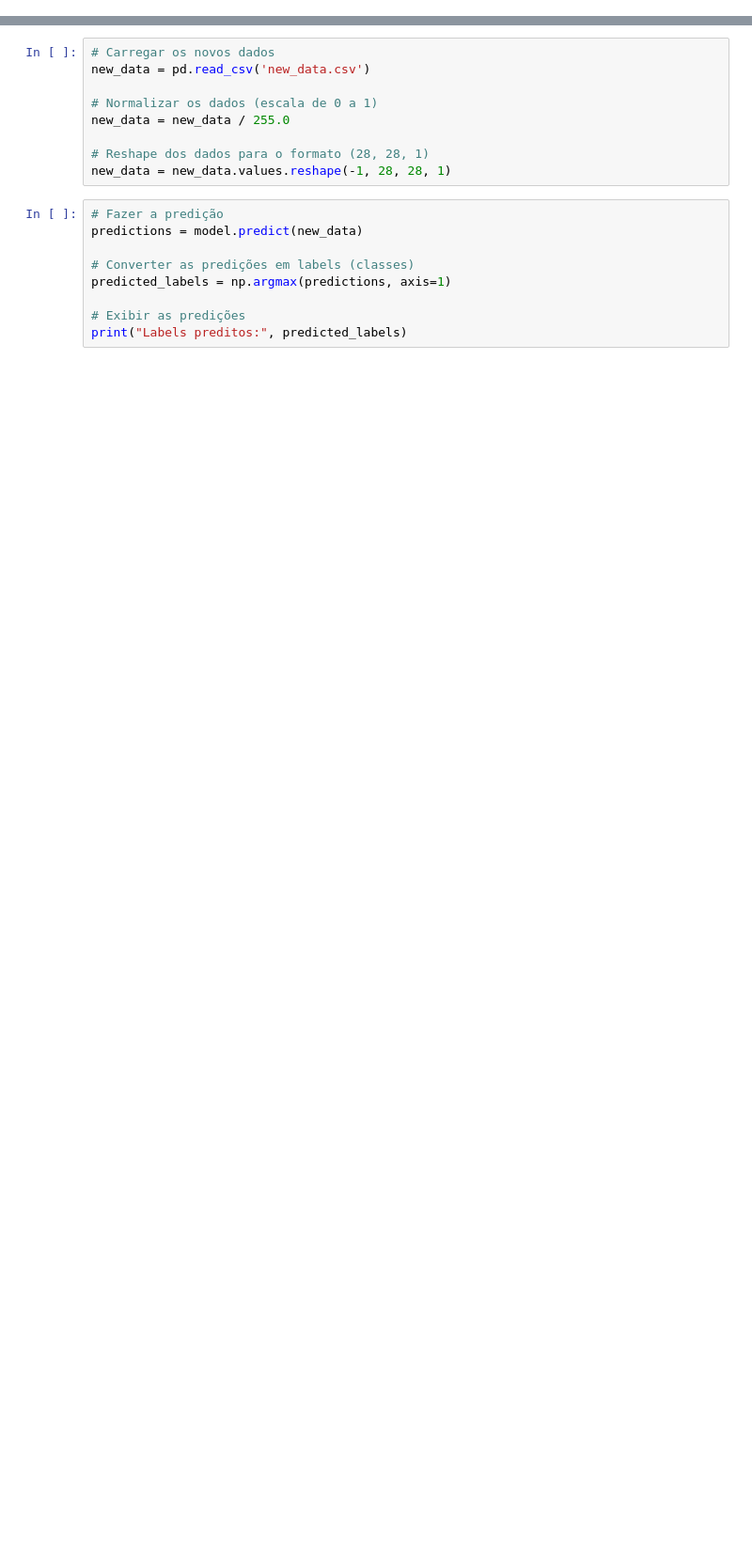
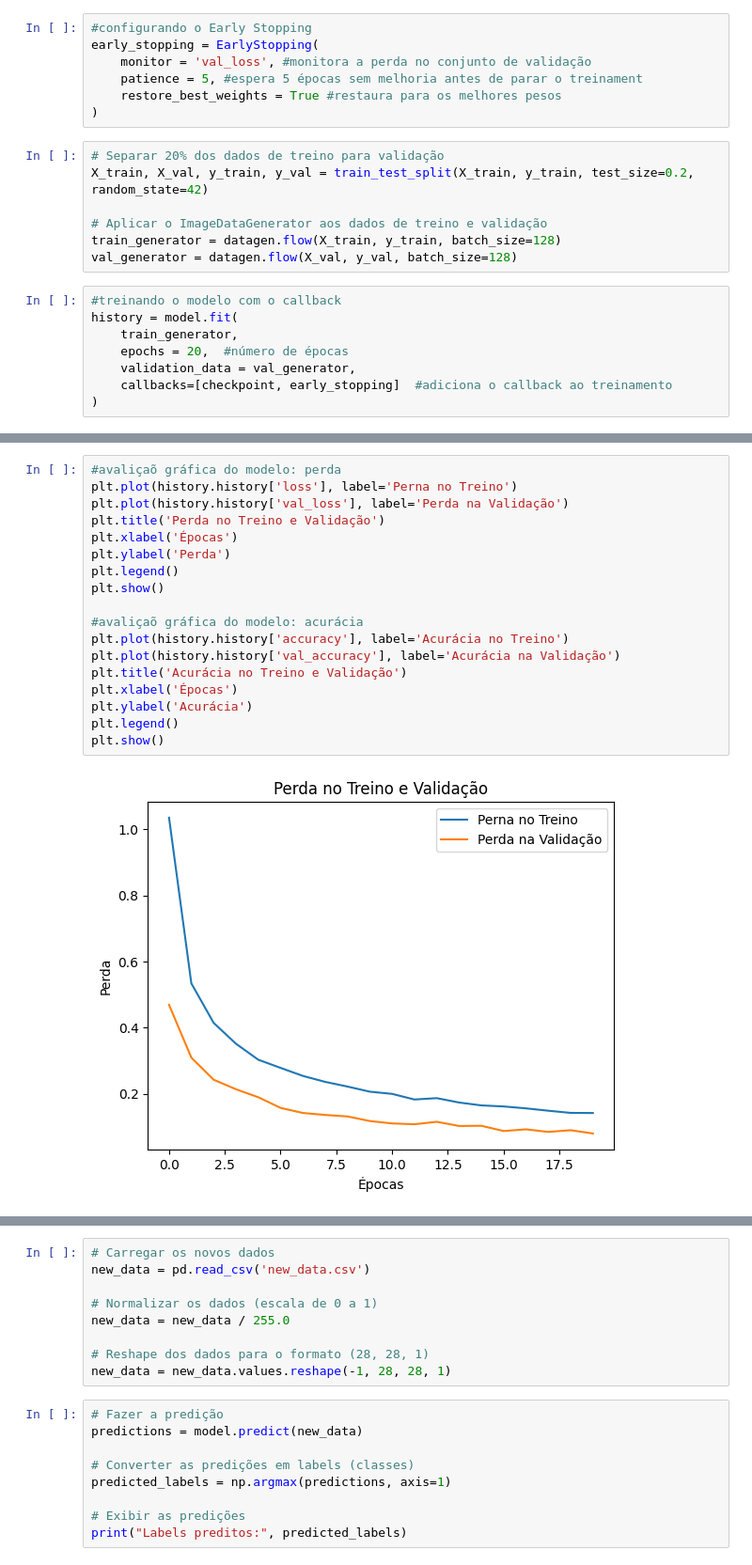
Before and after one commit to luizcaixeta/digit-recognizer, a Jupyter notebook: digit_recognizer.ipynb, the cells around one changed output, grey strips where cells are left out. Shown at 94% size. Cells and saved outputs as stored; diff of their text form; blank space fills up the shorter version.

```diff
--- a/digit_recognizer.ipynb
+++ b/digit_recognizer.ipynb
@@ -162,0 +88,22 @@ print(tf.__version__)
+# %%
+#configurando o Early Stopping
+early_stopping = EarlyStopping(
+    monitor = 'val_loss', #monitora a perda no conjunto de validação
+    patience = 5, #espera 5 épocas sem melhoria antes de parar o treinament
+    restore_best_weights = True #restaura para os melhores pesos
+)
+# %%
+# Separar 20% dos dados de treino para validação
+X_train, X_val, y_train, y_val = train_test_split(X_train, y_train, test_size=0.2, random_state=42)
+
+# Aplicar o ImageDataGenerator aos dados de treino e validação
+train_generator = datagen.flow(X_train, y_train, batch_size=128)
+val_generator = datagen.flow(X_val, y_val, batch_size=128)
+# %%
+#treinando o modelo com o callback
+history = model.fit(
+    train_generator,
+    epochs = 20,  #número de épocas
+    validation_data = val_generator,
+    callbacks=[checkpoint, early_stopping]  #adiciona o callback ao treinamento
+)
@@ -162,0 +135,20 @@ print(tf.__version__)
+# %%
+#avaliçaõ gráfica do modelo: perda
+plt.plot(history.history['loss'], label='Perna no Treino')
+plt.plot(history.history['val_loss'], label='Perda na Validação')
+plt.title('Perda no Treino e Validação')
+plt.xlabel('Épocas')
+plt.ylabel('Perda')
+plt.legend()
+plt.show()
+
+#avaliçaõ gráfica do modelo: acurácia
+plt.plot(history.history['accuracy'], label='Acurácia no Treino')
+plt.plot(history.history['val_accuracy'], label='Acurácia na Validação')
+plt.title('Acurácia no Treino e Validação')
+plt.xlabel('Épocas')
+plt.ylabel('Acurácia')
+plt.legend()
+plt.show()
+# %% [output]
+[figure, added]
```
Also changed, not shown: parts of 23 cells of this notebook, 6 other files.
